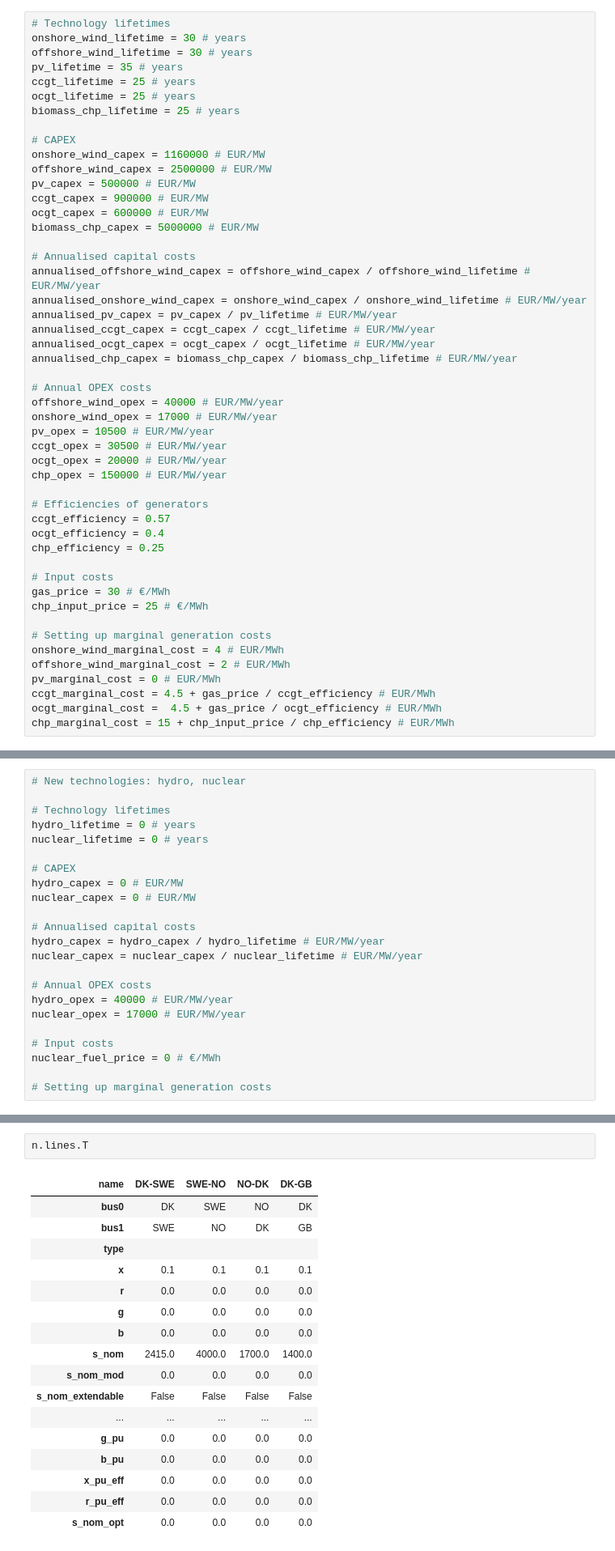
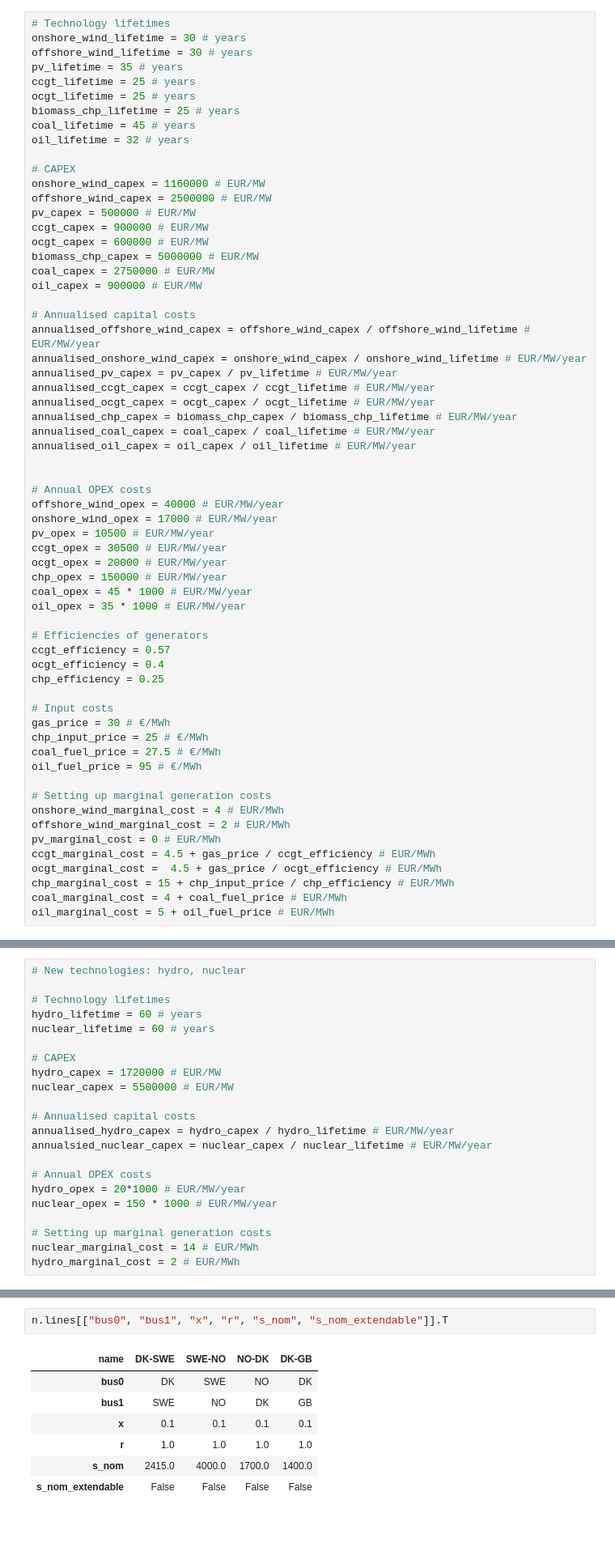
Before and after one commit to martinsiitam/ieg-spring-2026, a Jupyter notebook: martin/project.ipynb, the cells around one changed output, grey strips where cells are left out. Shown at 81% size. Drawn from its saved outputs; the diff is of its cells as text; blank space fills up the shorter version.

```diff
--- a/martin/project.ipynb
+++ b/martin/project.ipynb
@@ -128,6 +128,8 @@ pv_lifetime = 35 # years
 ccgt_lifetime = 25 # years
 ocgt_lifetime = 25 # years
 biomass_chp_lifetime = 25 # years
+coal_lifetime = 45 # years
+oil_lifetime = 32 # years
 
 # CAPEX
 onshore_wind_capex = 1160000 # EUR/MW
@@ -136,6 +138,8 @@ pv_capex = 500000 # EUR/MW
 ccgt_capex = 900000 # EUR/MW
 ocgt_capex = 600000 # EUR/MW
 biomass_chp_capex = 5000000 # EUR/MW
+coal_capex = 2750000 # EUR/MW
+oil_capex = 900000 # EUR/MW
 
 # Annualised capital costs
 annualised_offshore_wind_capex = offshore_wind_capex / offshore_wind_lifetime # EUR/MW/year
@@ -144,6 +148,9 @@ annualised_pv_capex = pv_capex / pv_lifetime # EUR/MW/year
 annualised_ccgt_capex = ccgt_capex / ccgt_lifetime # EUR/MW/year
 annualised_ocgt_capex = ocgt_capex / ocgt_lifetime # EUR/MW/year
 annualised_chp_capex = biomass_chp_capex / biomass_chp_lifetime # EUR/MW/year
+annualised_coal_capex = coal_capex / coal_lifetime # EUR/MW/year
+annualised_oil_capex = oil_capex / oil_lifetime # EUR/MW/year
+
 
 # Annual OPEX costs
 offshore_wind_opex = 40000 # EUR/MW/year
@@ -152,6 +159,8 @@ pv_opex = 10500 # EUR/MW/year
 ccgt_opex = 30500 # EUR/MW/year
 ocgt_opex = 20000 # EUR/MW/year
 chp_opex = 150000 # EUR/MW/year
+coal_opex = 45 * 1000 # EUR/MW/year
+oil_opex = 35 * 1000 # EUR/MW/year
 
 # Efficiencies of generators
 ccgt_efficiency = 0.57
@@ -161,6 +170,8 @@ chp_efficiency = 0.25
 # Input costs
 gas_price = 30 # €/MWh
 chp_input_price = 25 # €/MWh
+coal_fuel_price = 27.5 # €/MWh
+oil_fuel_price = 95 # €/MWh
 
 # Setting up marginal generation costs
 onshore_wind_marginal_cost = 4 # EUR/MWh
@@ -169,6 +180,8 @@ pv_marginal_cost = 0 # EUR/MWh
 ccgt_marginal_cost = 4.5 + gas_price / ccgt_efficiency # EUR/MWh
 ocgt_marginal_cost =  4.5 + gas_price / ocgt_efficiency # EUR/MWh
 chp_marginal_cost = 15 + chp_input_price / chp_efficiency # EUR/MWh
+coal_marginal_cost = 4 + coal_fuel_price # EUR/MWh
+oil_marginal_cost = 5 + oil_fuel_price # EUR/MWh
 # %% [markdown]
 # PyPsa setup
 # %%
@@ -1259,22 +1420,21 @@ plt.show()
 # New technologies: hydro, nuclear
 
 # Technology lifetimes
-hydro_lifetime = 0 # years
-nuclear_lifetime = 0 # years
+hydro_lifetime = 60 # years
+nuclear_lifetime = 60 # years
 
 # CAPEX
-hydro_capex = 0 # EUR/MW
-nuclear_capex = 0 # EUR/MW
+hydro_capex = 1720000 # EUR/MW
+nuclear_capex = 5500000 # EUR/MW
 
 # Annualised capital costs
-hydro_capex = hydro_capex / hydro_lifetime # EUR/MW/year
-nuclear_capex = nuclear_capex / nuclear_lifetime # EUR/MW/year
+annualised_hydro_capex = hydro_capex / hydro_lifetime # EUR/MW/year
+annualsied_nuclear_capex = nuclear_capex / nuclear_lifetime # EUR/MW/year
 
 # Annual OPEX costs
-hydro_opex = 40000 # EUR/MW/year
-nuclear_opex = 17000 # EUR/MW/year
-
-# Input costs
-nuclear_fuel_price = 0 # €/MWh
+hydro_opex = 20*1000 # EUR/MW/year
+nuclear_opex = 150 * 1000 # EUR/MW/year
 
 # Setting up marginal generation costs
+nuclear_marginal_cost = 14 # EUR/MWh
+hydro_marginal_cost = 2 # EUR/MWh
@@ -1680,20 +2012,10 @@ n.add(
 # %%
-n.lines.T
+n.lines[["bus0", "bus1", "x", "r", "s_nom", "s_nom_extendable"]].T
 # %% [output]
 | name | DK-SWE | SWE-NO | NO-DK | DK-GB |
 | bus0 | DK | SWE | NO | DK |
 | bus1 | SWE | NO | DK | GB |
-| type |  |  |  |  |
 | x | 0.1 | 0.1 | 0.1 | 0.1 |
-| r | 0.0 | 0.0 | 0.0 | 0.0 |
-| g | 0.0 | 0.0 | 0.0 | 0.0 |
-| b | 0.0 | 0.0 | 0.0 | 0.0 |
+| r | 1.0 | 1.0 | 1.0 | 1.0 |
 | s_nom | 2415.0 | 4000.0 | 1700.0 | 1400.0 |
-| s_nom_mod | 0.0 | 0.0 | 0.0 | 0.0 |
 | s_nom_extendable | False | False | False | False |
-| ... | ... | ... | ... | ... |
-| g_pu | 0.0 | 0.0 | 0.0 | 0.0 |
-| b_pu | 0.0 | 0.0 | 0.0 | 0.0 |
-| x_pu_eff | 0.0 | 0.0 | 0.0 | 0.0 |
-| r_pu_eff | 0.0 | 0.0 | 0.0 | 0.0 |
-| s_nom_opt | 0.0 | 0.0 | 0.0 | 0.0 |
```
Also changed, not shown: parts of 25 cells of this notebook, 3 other files.
